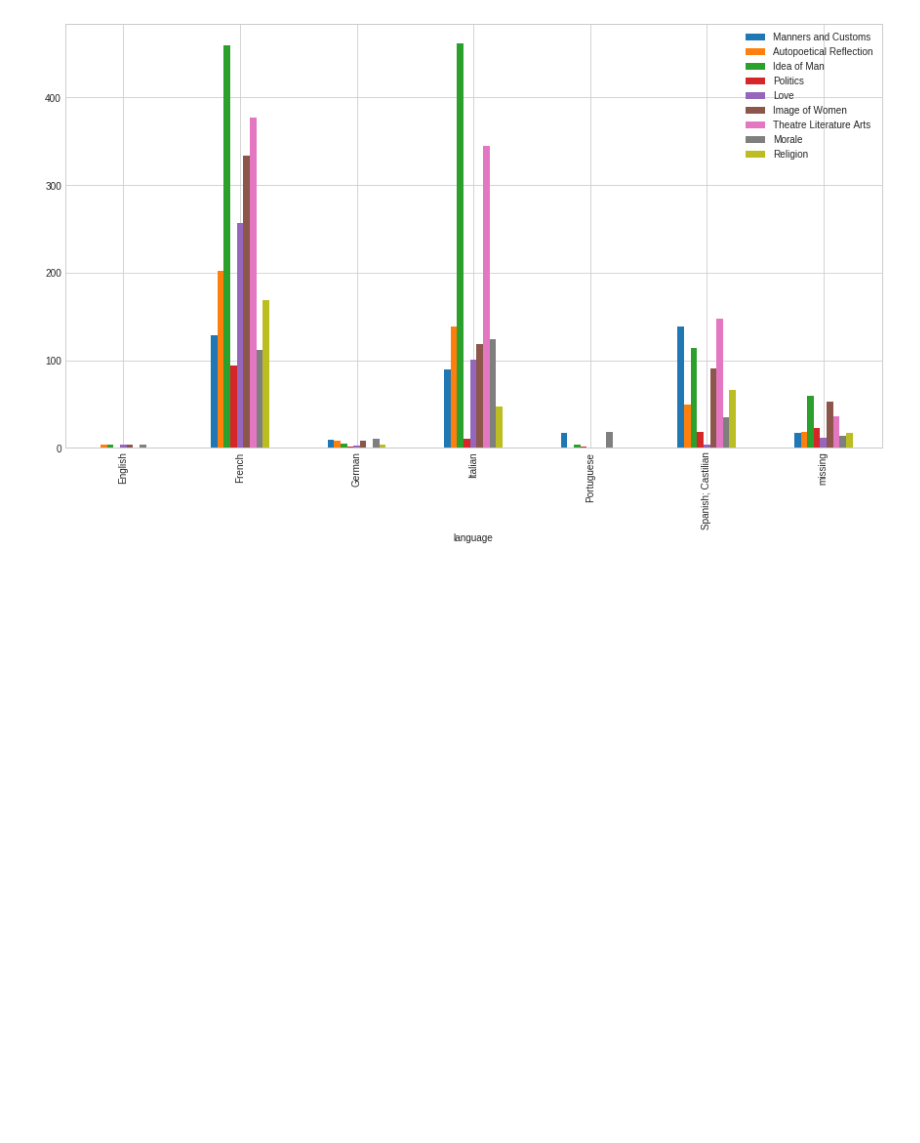
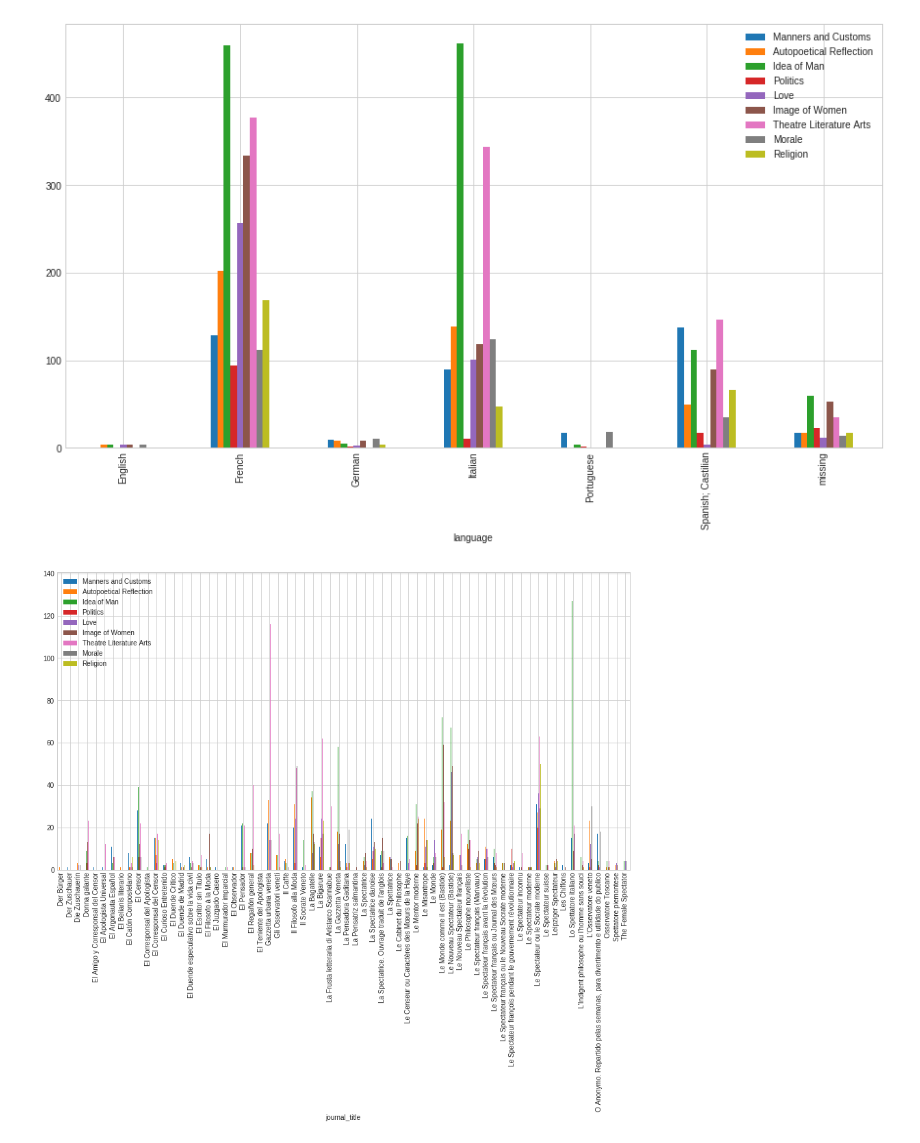
Before and after one commit to distantspectators/DiSpecs, a Jupyter notebook: 02_1_topics_over_time.ipynb, the cells around one changed output. Saved outputs shown, nothing was run; the diff lists cells and outputs as text; code cells hidden in the pictures; blank space fills up the shorter version.

```diff
--- a/02_1_topics_over_time.ipynb
+++ b/02_1_topics_over_time.ipynb
@@ -151,6 +152,14 @@ ax.set_xticks(range(len(topics_language.index)))
 ax.set_xticklabels(topics_language.index, rotation=90);
 # %% [output]
 [figure]
+# %%
+topics_language=texts_changes.groupby('journal_title').sum()
+ax = topics_language.drop('date',axis=1) \
+    .plot(figsize=(15,8),kind='bar')
+ax.set_xticks(range(len(topics_language.index)))
+ax.set_xticklabels(topics_language.index, rotation=90);
+# %% [output]
+[figure, added]
 # %%
 topics_year_language=texts_changes.loc[texts_corrected.language=='French'].groupby('date').sum()
 ax = topics_year_language.plot(figsize=(15,8),marker='o',title='Topics (French)')
```
Also changed, not shown: parts of 13 cells of this notebook.
